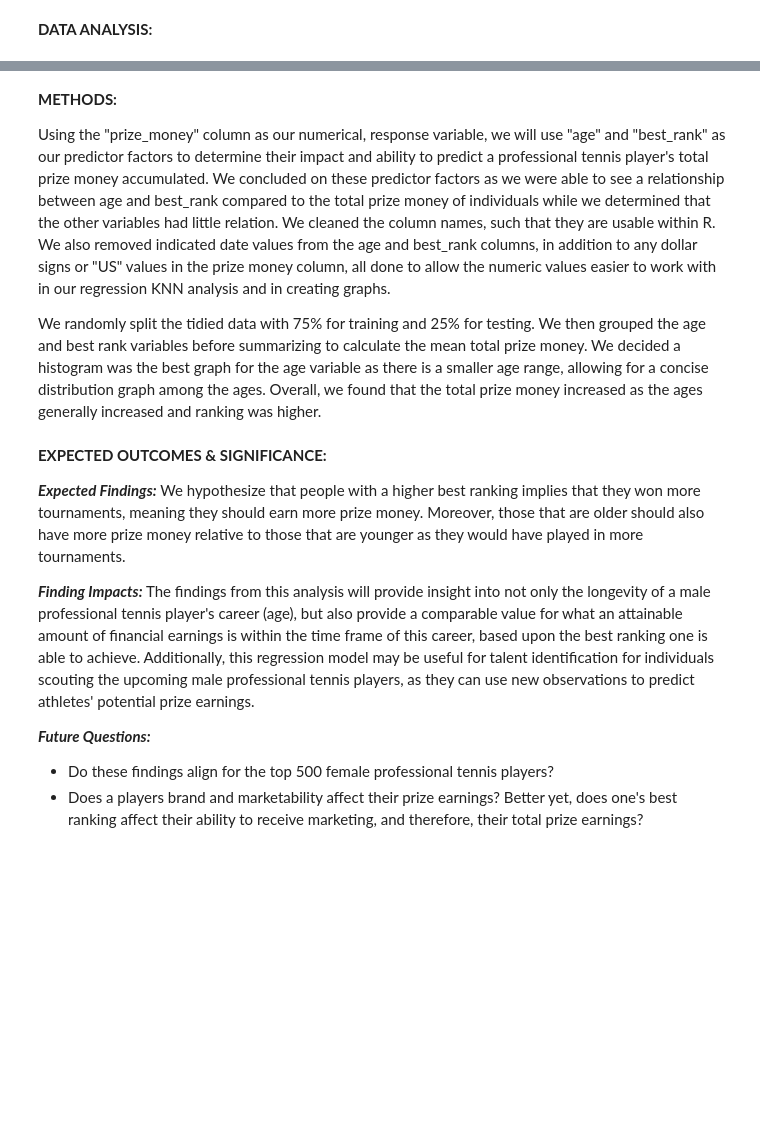
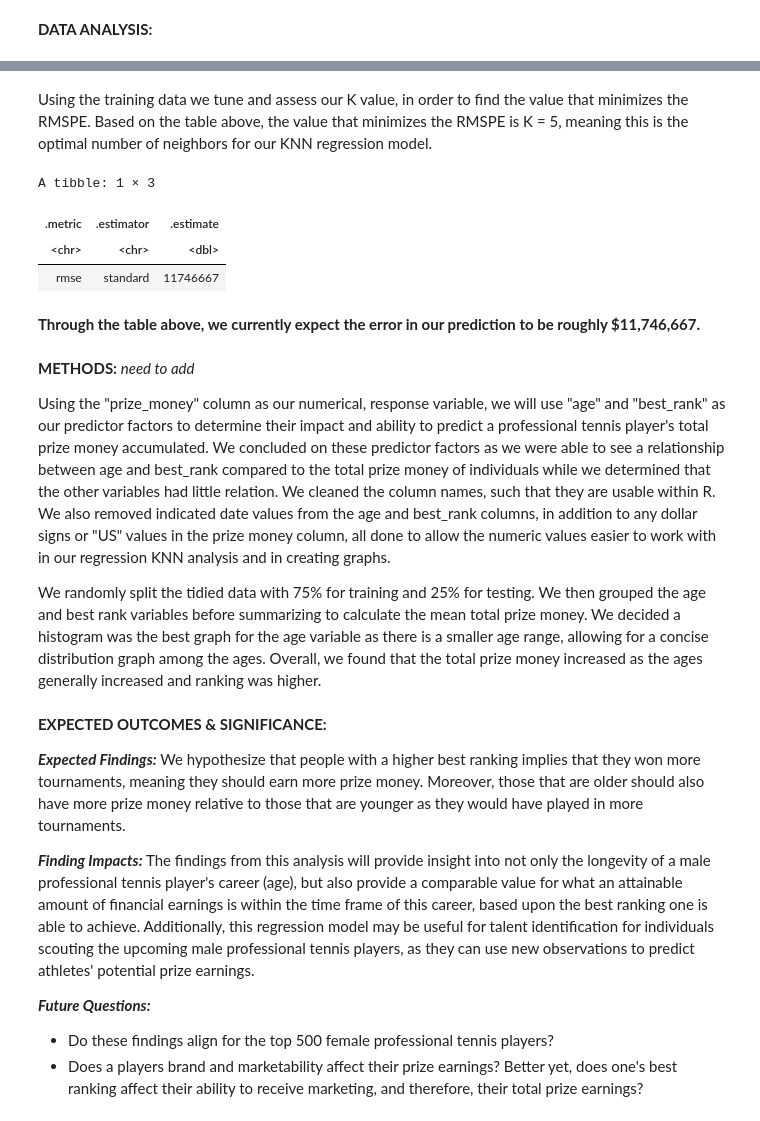
Before and after one commit to Myralalala/group15, a Jupyter notebook: report_group15.ipynb, the cells around one changed output, grey strips where cells are left out. Cells and saved outputs as stored; diff of their text form; code cells hidden in the pictures; blank space fills up the shorter version.

```diff
--- a/report_group15.ipynb
+++ b/report_group15.ipynb
@@ -228,7 +219,35 @@ ERROR: Error in `check_installs()`:
+# %% [markdown]
+Using the training data we tune and assess our K value, in order to find the value that minimizes the RMSPE. Based on the table above, the value that minimizes the RMSPE is K = 5, meaning this is the optimal number of neighbors for our KNN regression model.
 # %%
 # Evaluating using the test set
+set.seed(2023)
+
+tennis_spec <- nearest_neighbor(weight_func = "rectangular",
+                              neighbors = tennis_k) |>
+  set_engine("kknn") |>
+  set_mode("regression")
+
+tennis_mult_fit <- workflow() |>
+  add_recipe(tennis_recipe) |>
+  add_model(tennis_spec) |>
+  fit(data = tennis_data_train)
+
+tennis_mult_preds <- tennis_mult_fit |>
+  predict(tennis_data_test) |>
+  bind_cols(tennis_data_test)
+
+tennis_mult_metrics <- metrics(tennis_mult_preds, truth = prize_money, estimate = .pred) |>
+                     filter(.metric == 'rmse')
+tennis_mult_metrics
+# %% [output]
+A tibble: 1 × 3
+| .metric | .estimator | .estimate |
+| <chr> | <chr> | <dbl> |
+| rmse | standard | 11746667 |
+# %% [markdown]
+**Through the table above, we currently expect the error in our prediction to be roughly $11,746,667.**
 # %% [markdown]
-**METHODS:**
+**METHODS:** *need to add*
 
 Using the "prize_money" column as our numerical, response variable, we will use "age" and "best_rank" as our predictor factors to determine their impact and ability to predict a professional tennis player's total prize money accumulated. We concluded on these predictor factors as we were able to see a relationship between age and best_rank compared to the total prize money of individuals while we determined that the other variables had little relation. We cleaned the column names, such that they are usable within R. We also removed indicated date values from the age and best_rank columns, in addition to any dollar signs or "US" values in the prize money column, all done to allow the numeric values easier to work with in our regression KNN analysis and in creating graphs.
 
```
Also changed, not shown: parts of 7 cells of this notebook.
